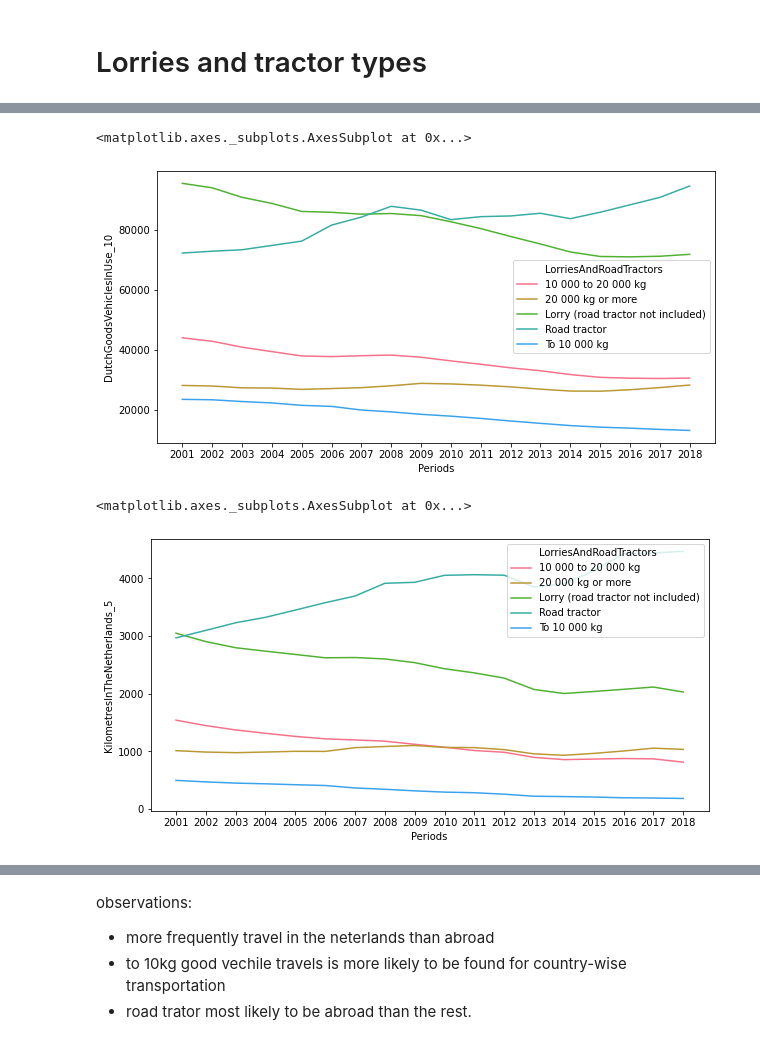
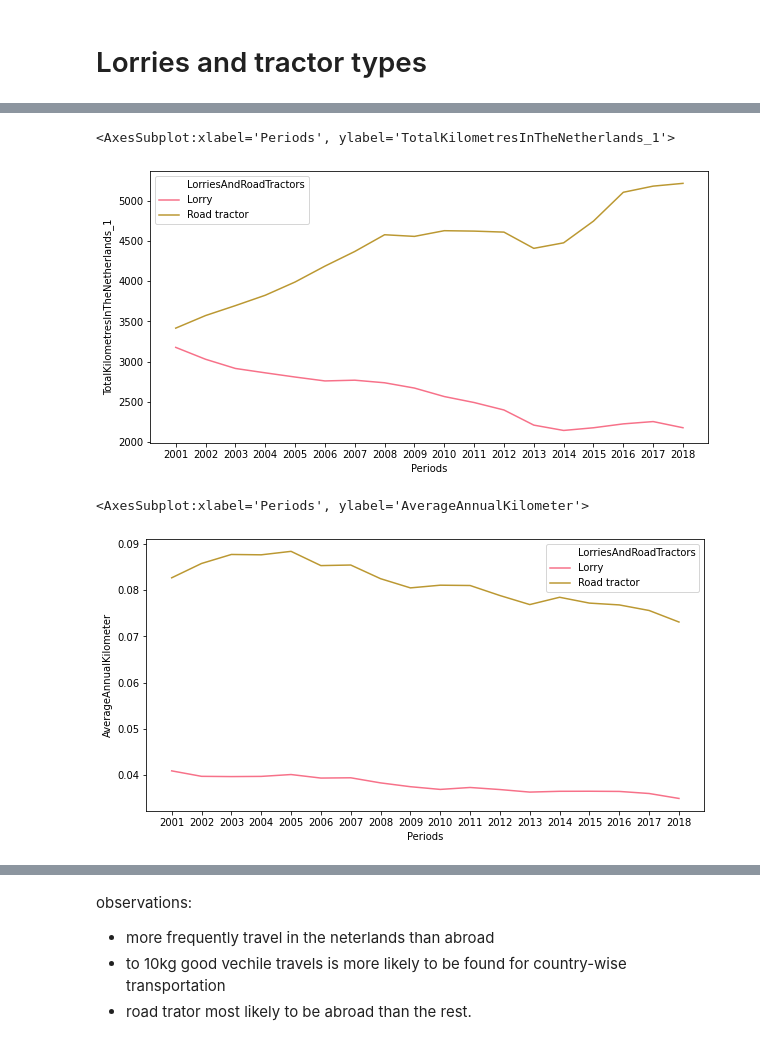
Before and after one commit to jinchao-chen/udacity_ds_nanoprogram, a Jupyter notebook: 02_data_scientist_post/goods_vehicles.ipynb, the cells around one changed output, grey strips where cells are left out. Saved outputs shown, nothing was run; the diff lists cells and outputs as text; code cells hidden in the pictures.

```diff
--- a/02_data_scientist_post/goods_vehicles.ipynb
+++ b/02_data_scientist_post/goods_vehicles.ipynb
@@ -100,0 +122,5 @@ df.drop(df[df['LorriesAndRoadTractors'] == 'Lorries and road tractors'].index, a
+# %%
+df.drop(df[df['LorriesAndRoadTractors'] == 'Lorries and road tractors'].index, axis=0, inplace=True)
+df.drop(df[df['LorriesAndRoadTractors'] == 'To 10 000 kg'].index, axis=0, inplace=True)
+df.drop(df[df['LorriesAndRoadTractors'] == '10 000 to 20 000 kg'].index, axis=0, inplace=True)
+df.drop(df[df['LorriesAndRoadTractors'] == '20 000 kg or more'].index, axis=0, inplace=True)
@@ -101,3 +141,5 @@ df.drop(df[df['LorriesAndRoadTractors'] == 'Lorries and road tractors'].index, a
+# %%
+df['LorriesAndRoadTractors'].replace({'Lorry (road tractor not included)':"Lorry"}, inplace = True)
 # %% [markdown]
 ## Years Of Construction
 # %%
@@ -256,7 +296,7 @@ g = g.map(plt.bar, "LorriesAndRoadTractors",'DutchGoodsVehiclesInUse_10')
 # %%
 fig, ax = plt.subplots(figsize = (10, 5))
-sns.lineplot(x="Periods", y="DutchGoodsVehiclesInUse_10",
-             hue="LorriesAndRoadTractors", err_style="bars", data=df_type)
+sns.lineplot(x="Periods", y="TotalKilometresInTheNetherlands_1",
+             hue="LorriesAndRoadTractors",  data=df_type)
 # %% [output]
-<matplotlib.axes._subplots.AxesSubplot at 0x...>
+<AxesSubplot:xlabel='Periods', ylabel='TotalKilometresInTheNetherlands_1'>
-[figure, old version]
+[figure, new version]
@@ -265,8 +305,9 @@ sns.lineplot(x="Periods", y="DutchGoodsVehiclesInUse_10",
 # %%
+# add labels for x and y axis
+
 fig, ax = plt.subplots(figsize = (10, 5))
-
-sns.lineplot(x="Periods", y="KilometresInTheNetherlands_5",
+sns.lineplot(x="Periods", y="AverageAnnualKilometer",
              hue="LorriesAndRoadTractors",  data=df_type)
 # %% [output]
-<matplotlib.axes._subplots.AxesSubplot at 0x...>
+<AxesSubplot:xlabel='Periods', ylabel='AverageAnnualKilometer'>
-[figure, old version]
+[figure, new version]
```
Also changed, not shown: parts of 36 cells of this notebook, 1 other file.
